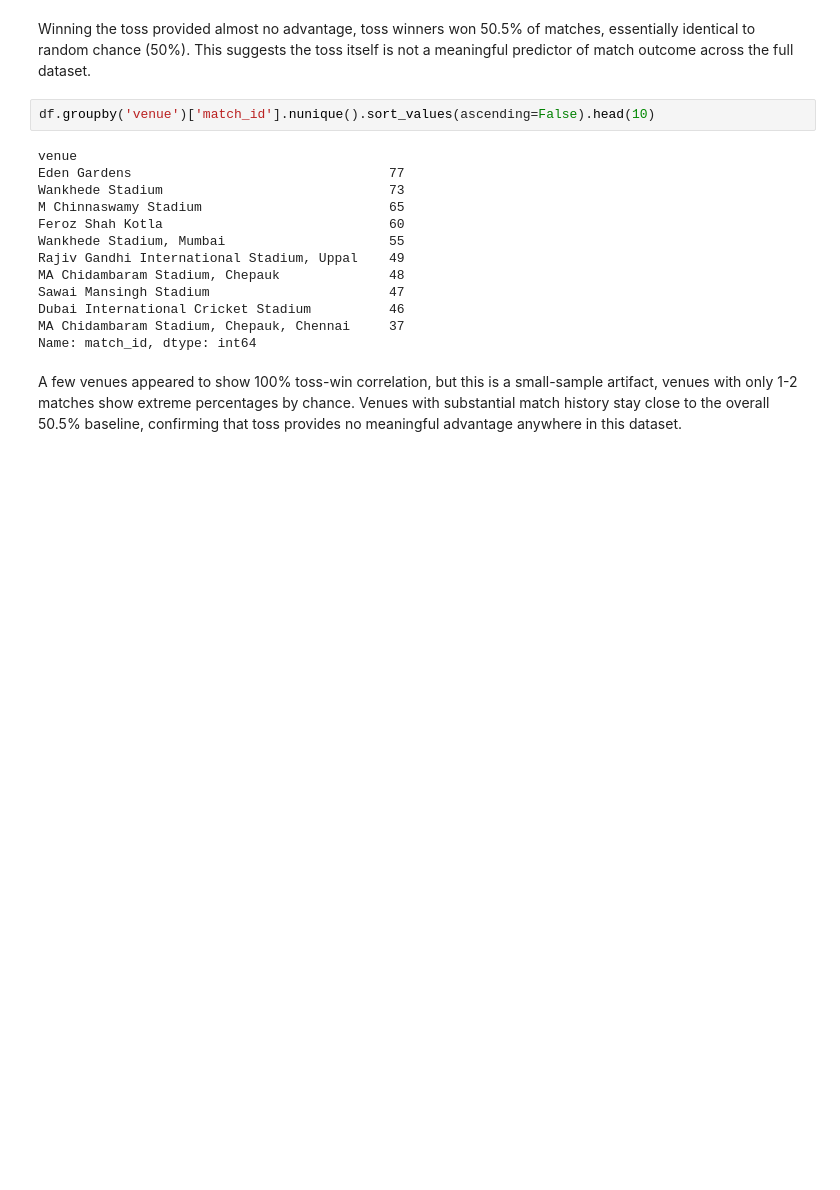
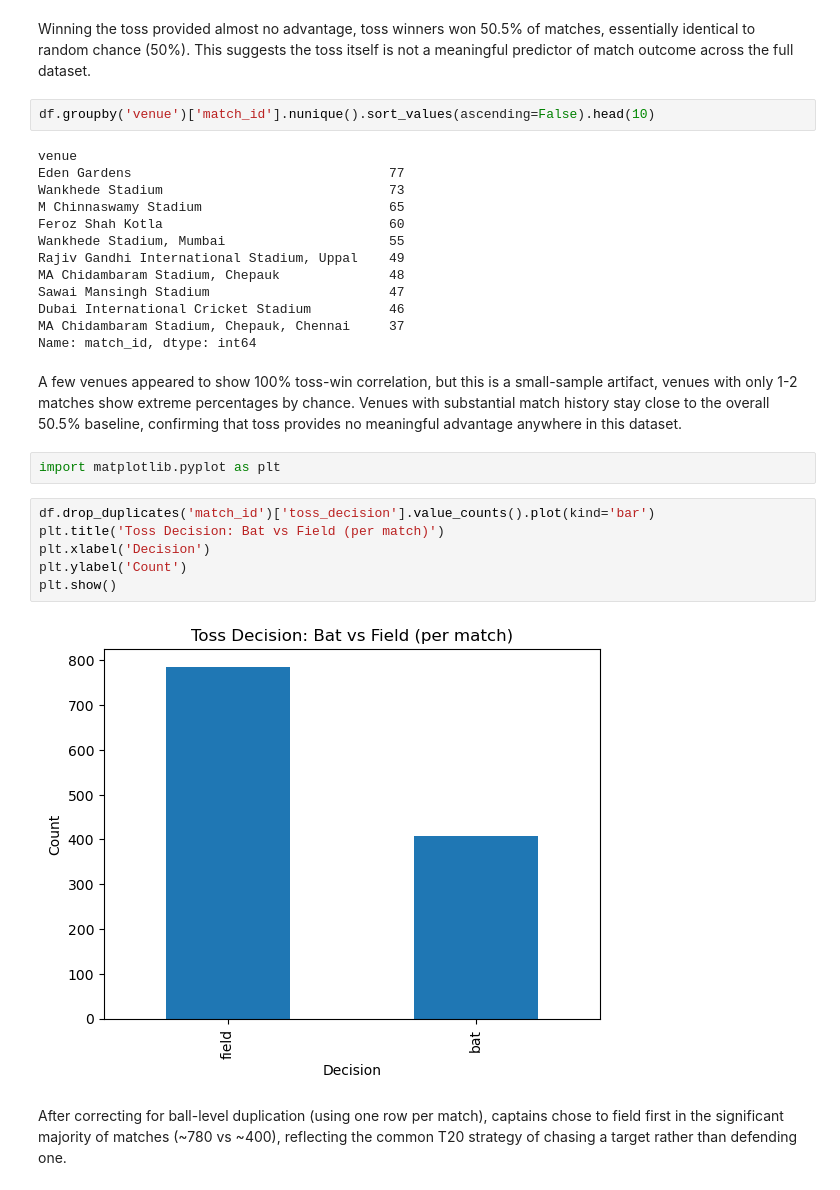
Before and after one commit to ayushthakur14/data-science-portfolio, a Jupyter notebook: projects/ipl-eda-analysis/eda_project_initial_look.ipynb, the cells around one changed output. Cells and saved outputs as stored; diff of their text form; blank space fills up the shorter version.

```diff
--- a/projects/ipl-eda-analysis/eda_project_initial_look.ipynb
+++ b/projects/ipl-eda-analysis/eda_project_initial_look.ipynb
@@ -130,3 +131,15 @@ MA Chidambaram Stadium, Chepauk, Chennai     37
 Name: match_id, dtype: int64
 # %% [markdown]
 A few venues appeared to show 100% toss-win correlation, but this is a small-sample artifact, venues with only 1-2 matches show extreme percentages by chance. Venues with substantial match history stay close to the overall 50.5% baseline, confirming that toss provides no meaningful advantage anywhere in this dataset.
+# %%
+import matplotlib.pyplot as plt
+# %%
+df.drop_duplicates('match_id')['toss_decision'].value_counts().plot(kind='bar')
+plt.title('Toss Decision: Bat vs Field (per match)')
+plt.xlabel('Decision')
+plt.ylabel('Count')
+plt.show()
+# %% [output]
+[figure, added]
+# %% [markdown]
+After correcting for ball-level duplication (using one row per match), captains chose to field first in the significant majority of matches (~780 vs ~400), reflecting the common T20 strategy of chasing a target rather than defending one.
```
Also changed, not shown: parts of 14 cells of this notebook.
